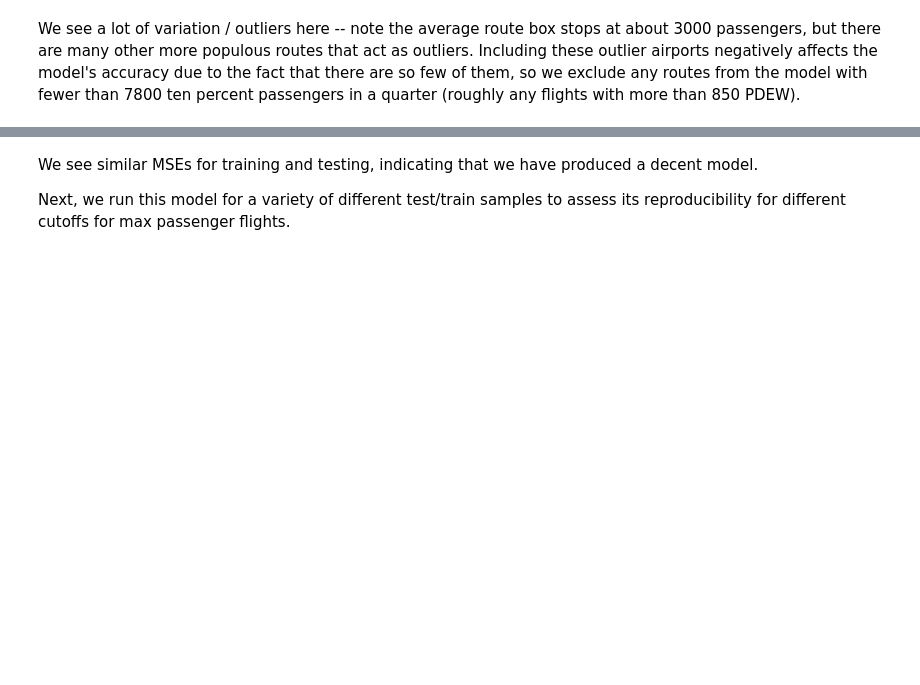
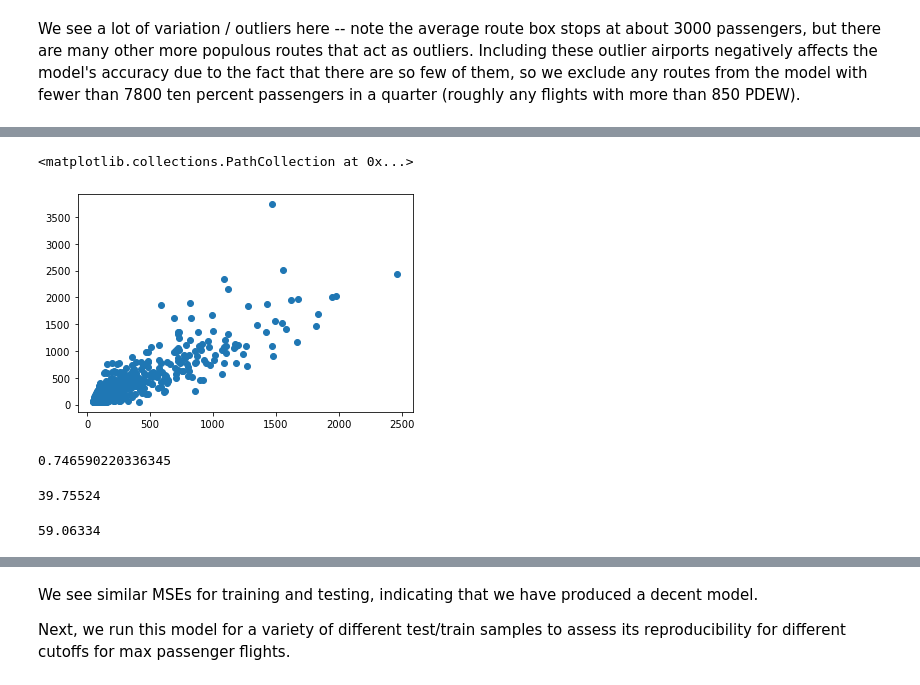
Before and after one commit to joshuaneronha/nonstop-flight-model, a Jupyter notebook: Model.ipynb, the cells around one changed output, grey strips where cells are left out. Cells and saved outputs as stored; diff of their text form; code cells hidden in the pictures; blank space fills up the shorter version.

```diff
--- a/Model.ipynb
+++ b/Model.ipynb
@@ -149,0 +227,9 @@ PASSENGERS_dest         2.372e-06   2.69e-09    881.413      0.000    2.37e-06
+# %%
+plt.scatter(model.predict(X_test_n)/9,y_test/9)
+# %% [output]
+<matplotlib.collections.PathCollection at 0x...>
+[figure, added]
+# %%
+r2_score(y_test,model.predict(X_test_n))
+# %% [output]
+0.746590220336345
@@ -149,0 +268,8 @@ PASSENGERS_dest         2.372e-06   2.69e-09    881.413      0.000    2.37e-06
+# %%
+model_predict('ACK','EAT')[0][0]
+# %% [output]
+39.75524
+# %%
+model_predict('PVD','ICT')[0][0]
+# %% [output]
+59.06334
```
Also changed, not shown: parts of 29 cells of this notebook, 7 other files.
